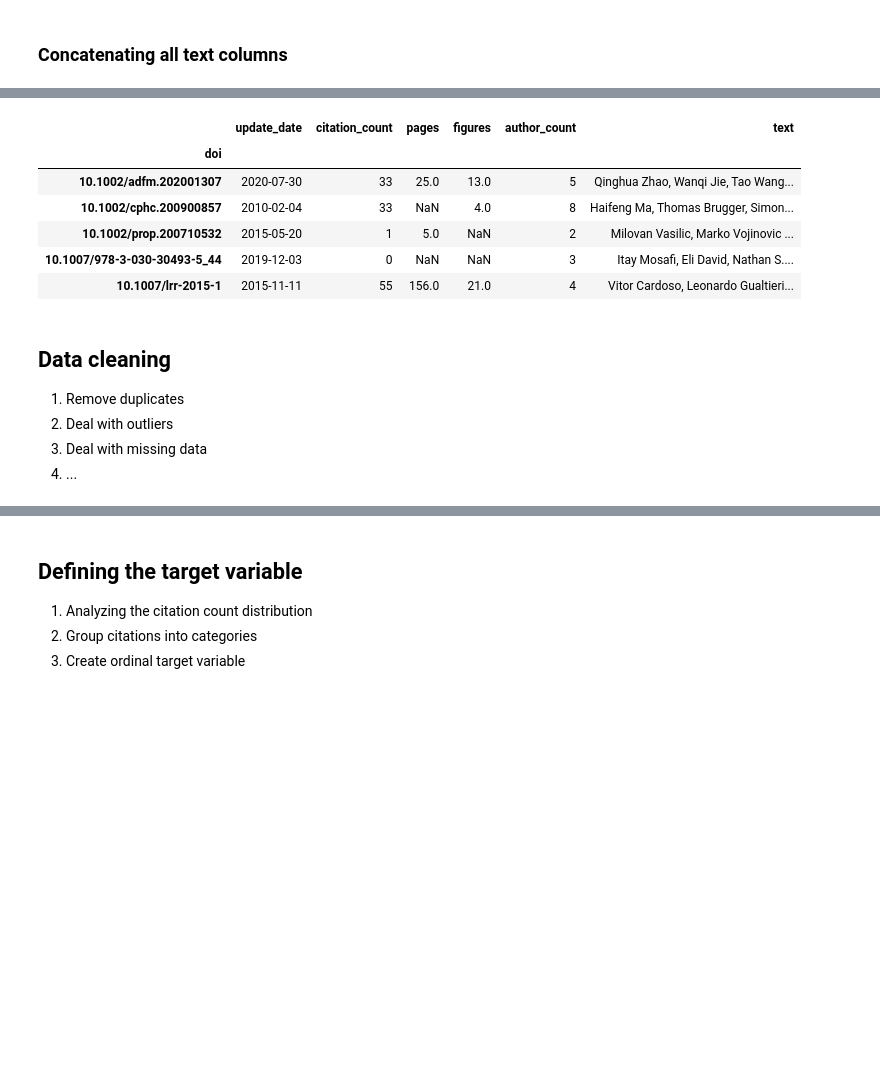
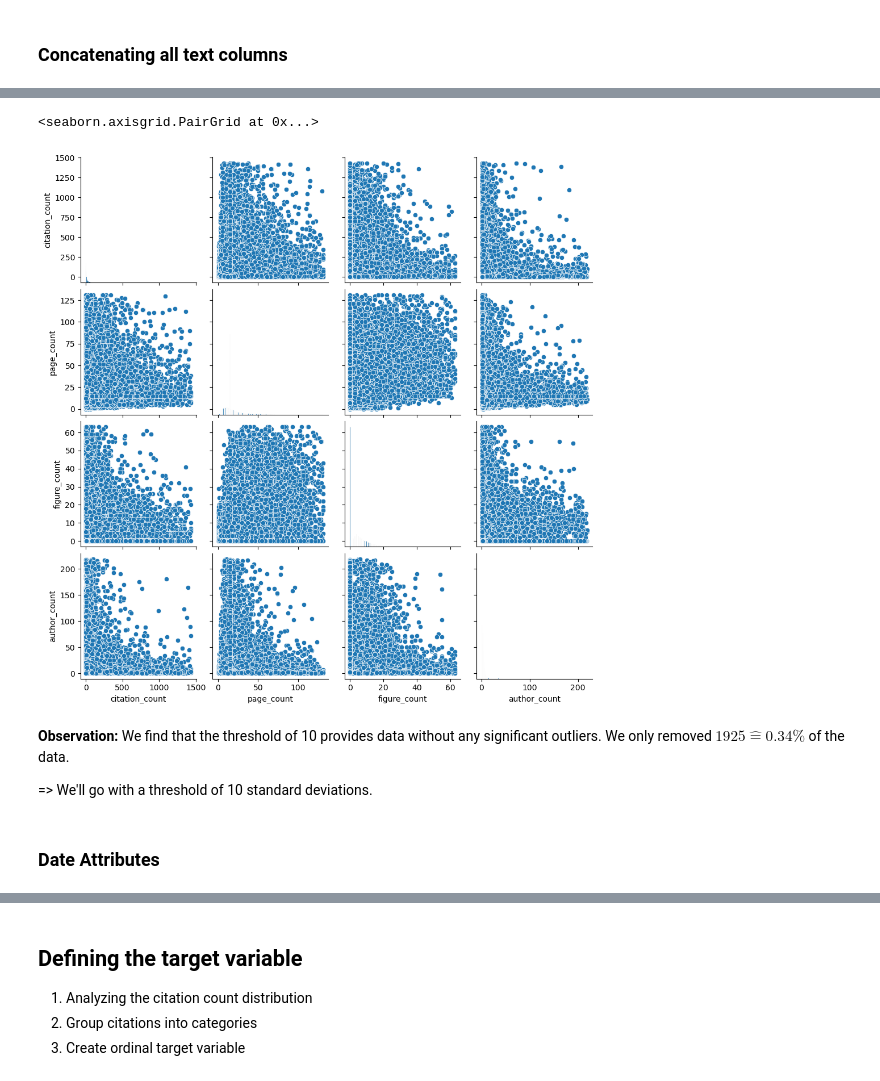
Before and after one commit to Grutschus/uu-data-mining-project, a Jupyter notebook: feature_extraction.ipynb, the cells around one changed output, grey strips where cells are left out. Cells and saved outputs as stored; diff of their text form; code cells hidden in the pictures; blank space fills up the shorter version.

```diff
--- a/feature_extraction.ipynb
+++ b/feature_extraction.ipynb
@@ -236,0 +257,17 @@ dataset_pd = dataset_pd.drop(text_columns, axis=1)
+# %%
+# Analyze the ratio attributes
+for column in ratio_attributes:
+    print(f"Column: {column}")
+    print(f"Number of null values: {dataset_ratio[column].isna().sum()}")
+    print(f"Number of zero values: {len(dataset_ratio[dataset_ratio[column] == 0])}")
+    print(f"Number of negative values: {len(dataset_ratio[dataset_ratio[column] < 0])}")
+    print(f"Number of positive values: {len(dataset_ratio[dataset_ratio[column] > 0])}")
+    print(f"Number of unique values: {len(dataset_ratio[column].unique())}")
+    print(f"Min value: {dataset_ratio[column].min()}")
+    print(f"Max value: {dataset_ratio[column].max()}")
+    print(f"Mean value: {dataset_ratio[column].mean()}")
+    print(f"Median value: {dataset_ratio[column].median()}")
+    print(f"Standard deviation: {dataset_ratio[column].std()}")
+    print(f"Skewness: {dataset_ratio[column].skew()}")
+    print(f"Kurtosis: {dataset_ratio[column].kurtosis()}")
+    print("\n")
@@ -236,0 +325,11 @@ dataset_pd = dataset_pd.drop(text_columns, axis=1)
+# %%
+# Fill in missing values in figure_count
+dataset_pd["figure_count"] = dataset_pd["figure_count"].fillna(0)
+
+# page_count imputing
+dataset_pd["page_imputed"] = dataset_pd["page_count"].isna()
+dataset_pd["page_count"] = dataset_pd["page_count"].fillna(
+    dataset_pd["page_count"].median()
+) # 15 klingt gut, alda
+
+dataset_pd.head()
@@ -236,0 +355,13 @@ dataset_pd = dataset_pd.drop(text_columns, axis=1)
+# %%
+ds_copy = dataset_pd.copy()
+OUTLIER_THRESHOLD = 10
+total_removed = 0
+for column in ratio_attributes:
+    threshold = ds_copy[column].std() * OUTLIER_THRESHOLD
+    print(f"Threshold for {column}: {threshold}")
+    count_before = len(ds_copy)
+    ds_copy = ds_copy[ds_copy[column] < threshold]
+    count_after = len(ds_copy)
+    print(f"Number of rows removed: {count_before - count_after}")
+    total_removed += count_before - count_after
+print(f"Total removed: {total_removed}")
@@ -237,17 +407,15 @@ dataset_pd = dataset_pd.drop(text_columns, axis=1)
+# %%
+sns.pairplot(ds_copy[ratio_attributes])
+# %% [output]
+<seaborn.axisgrid.PairGrid at 0x...>
+[figure, added]
+# %% [markdown]
+**Observation:**
+We find that the threshold of 10 provides data without any significant outliers.
+We only removed $1925 \hat{=} 0.34\%$ of the data.
+
+=> We'll go with a threshold of 10 standard deviations.
 # %%
-dataset_pd.head()
+dataset_pd = ds_copy
-# %% [output]
-|  | update_date | citation_count | pages | figures | author_count | text |
-| doi |  |  |  |  |  |  |
-| 10.1002/adfm.202001307 | 2020-07-30 | 33 | 25.0 | 13.0 | 5 | Qinghua Zhao, Wanqi Jie, Tao Wang... |
-| 10.1002/cphc.200900857 | 2010-02-04 | 33 | NaN | 4.0 | 8 | Haifeng Ma, Thomas Brugger, Simon... |
-| 10.1002/prop.200710532 | 2015-05-20 | 1 | 5.0 | NaN | 2 | Milovan Vasilic, Marko Vojinovic ... |
-| 10.1007/978-3-030-30493-5_44 | 2019-12-03 | 0 | NaN | NaN | 3 | Itay Mosafi, Eli David, Nathan S.... |
-| 10.1007/lrr-2015-1 | 2015-11-11 | 55 | 156.0 | 21.0 | 4 | Vitor Cardoso, Leonardo Gualtieri... |
-# %% [markdown]
-## Data cleaning
-
-1. Remove duplicates
-2. Deal with outliers
-3. Deal with missing data
-4. ...
+# %% [markdown]
+### Date Attributes
```
Also changed, not shown: parts of 35 cells of this notebook, 1 other file.
